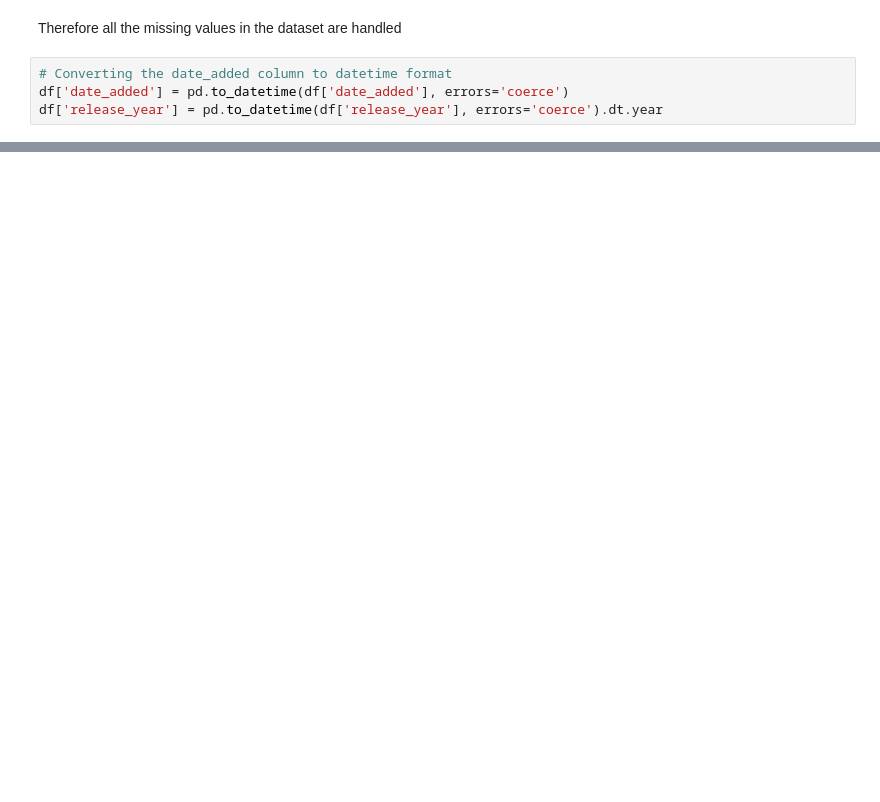
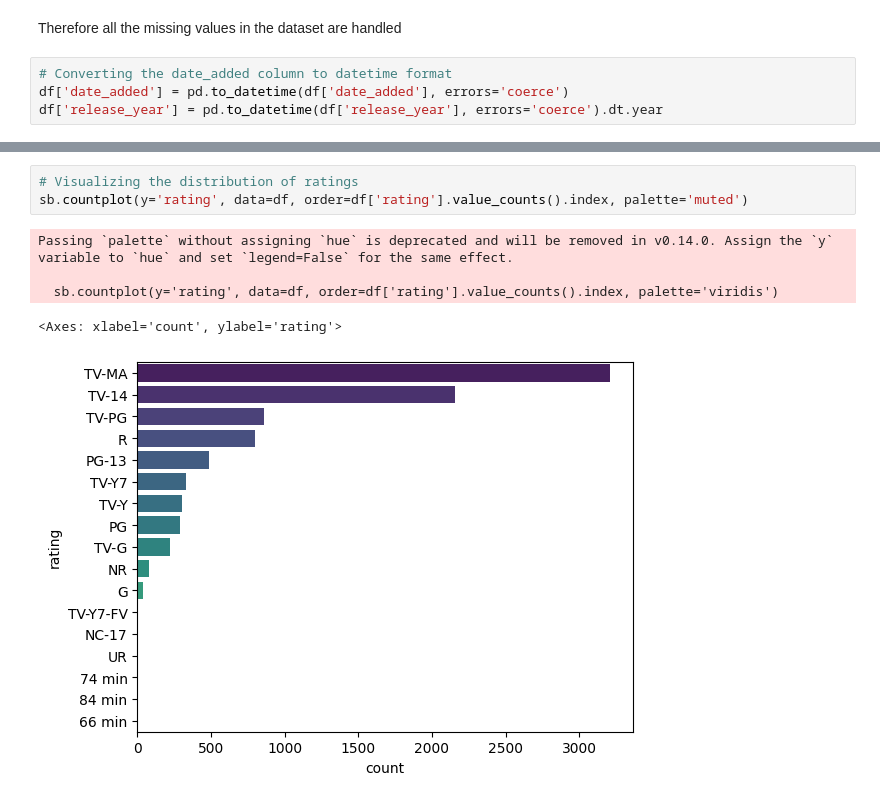
Before and after one commit to SakriyaPyakurel/netflix-EDA, a Jupyter notebook: operations.ipynb, the cells around one changed output, grey strips where cells are left out. Saved outputs shown, nothing was run; the diff lists cells and outputs as text; blank space fills up the shorter version.

```diff
--- a/operations.ipynb
+++ b/operations.ipynb
@@ -92,0 +192,9 @@ df.head(10)
+# %%
+# Visualizing the distribution of ratings
+sb.countplot(y='rating', data=df, order=df['rating'].value_counts().index, palette='muted')
+# %% [output]
+Passing `palette` without assigning `hue` is deprecated and will be removed in v0.14.0. Assign the `y` variable to `hue` and set `legend=False` for the same effect.
+
+  sb.countplot(y='rating', data=df, order=df['rating'].value_counts().index, palette='viridis')
+<Axes: xlabel='count', ylabel='rating'>
+[figure, added]
```
Also changed, not shown: parts of 16 cells of this notebook.
